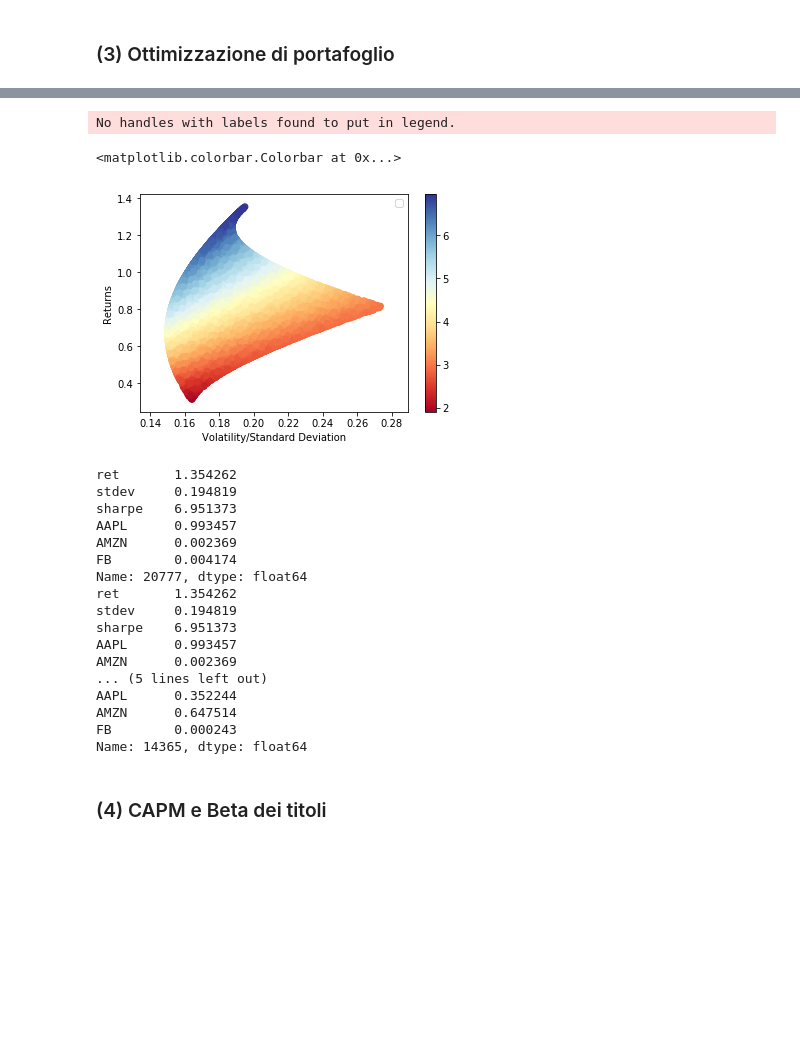
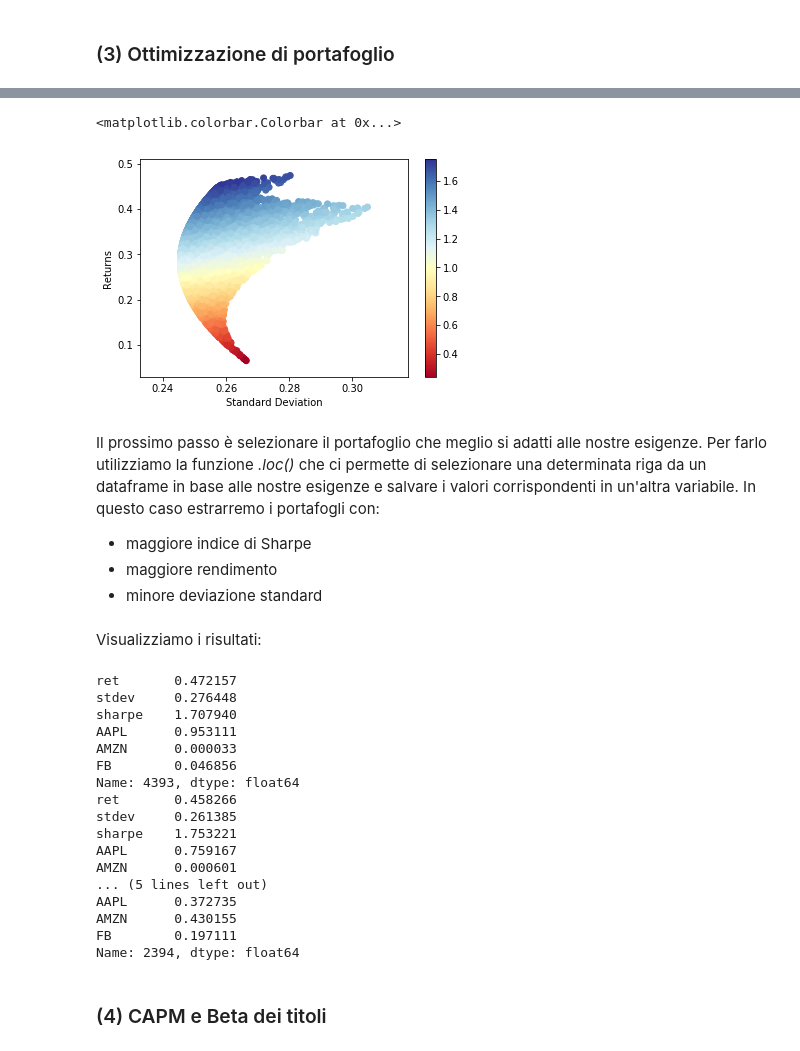
Before and after one commit to FrancescoZedde/Portfolio_Optimization, a Jupyter notebook: sf_capm.ipynb, the cells around one changed output, grey strips where cells are left out. Cells and saved outputs as stored; diff of their text form; code cells hidden in the pictures; blank space fills up the shorter version.

```diff
--- a/sf_capm.ipynb
+++ b/sf_capm.ipynb
@@ -352,4 +371,4 @@ print(portfolio_std_dev)
 # %%
 stocks = ['AAPL','AMZN','FB']
 
-num_portfolios = 100000
+num_portfolios = 10000
@@ -356,2 +385,2 @@ num_portfolios = 100000
 # %%
-results = np.zeros((4+len(stocks)-1,num_portfolios))
+results = np.zeros((3+len(stocks),num_portfolios))
@@ -357,0 +398,2 @@ results = np.zeros((4+len(stocks)-1,num_portfolios))
+# %%
+rf = 0.001
@@ -369,11 +425,8 @@ for i in range(num_portfolios):
     #store results in results array
     results[0,i] = portfolio_return
     results[1,i] = portfolio_std_dev
-    #store Sharpe Ratio (return / volatility) - risk free rate element excluded for simplicity
-    results[2,i] = results[0,i] / results[1,i]
+    #store Sharpe Ratio (return - riskfree / volatility)
+    results[2,i] = (results[0,i] - rf) / results[1,i]
 
     for j in range(len(weights)):
         results[j+3,i] = weights[j]
-
-
-results_frame = pd.DataFrame(results.T,columns=['ret','stdev','sharpe',stocks[0],stocks[1],stocks[2]])
@@ -390,41 +463,46 @@ results_frame.head()
 # %%
-plt.xlabel('Volatility/Standard Deviation')
+plt.xlabel('Standard Deviation')
 plt.ylabel('Returns')
-plt.legend()
 plt.scatter(results_frame.stdev, results_frame.ret, c=results_frame.sharpe, cmap='RdYlBu')
 plt.colorbar()
 # %% [output]
-No handles with labels found to put in legend.
+<matplotlib.colorbar.Colorbar at 0x...>
-<matplotlib.colorbar.Colorbar at 0x...>
-[figure, old version]
+[figure, new version]
+# %% [markdown]
+Il prossimo passo è selezionare il portafoglio che meglio si adatti alle nostre esigenze. Per farlo utilizziamo la funzione <i>.loc()</i> che ci permette di selezionare una determinata riga da un dataframe in base alle nostre esigenze e salvare i valori corrispondenti in un'altra variabile. In questo caso estrarremo i portafogli con:
+- maggiore indice di Sharpe
+- maggiore rendimento
+- minore deviazione standard
 # %%
 max_sharpe_portfolio = results_frame.loc[results_frame['sharpe'].idxmax()]
 
 max_return_portfolio = results_frame.loc[results_frame['ret'].idxmax()]
 
 min_std_portfolio = results_frame.loc[results_frame['stdev'].idxmin()]
+# %% [markdown]
+Visualizziamo i risultati:
 # %%
 print(max_return_portfolio)
 print(max_sharpe_portfolio)
 print(min_std_portfolio)
 # %% [output]
-ret       1.354262
-stdev     0.194819
-sharpe    6.951373
-AAPL      0.993457
-AMZN      0.002369
-FB        0.004174
-Name: 20777, dtype: float64
-ret       1.354262
-stdev     0.194819
-sharpe    6.951373
-AAPL      0.993457
-AMZN      0.002369
+ret       0.472157
+stdev     0.276448
+sharpe    1.707940
+AAPL      0.953111
+AMZN      0.000033
+FB        0.046856
+Name: 4393, dtype: float64
+ret       0.458266
+stdev     0.261385
+sharpe    1.753221
+AAPL      0.759167
+AMZN      0.000601
 ... (5 lines left out)
-AAPL      0.352244
-AMZN      0.647514
-FB        0.000243
-Name: 14365, dtype: float64
+AAPL      0.372735
+AMZN      0.430155
+FB        0.197111
+Name: 2394, dtype: float64
 # %% [markdown]
 ### (4) CAPM e Beta dei titoli
 # %% [markdown]
```
Also changed, not shown: parts of 32 cells of this notebook.
